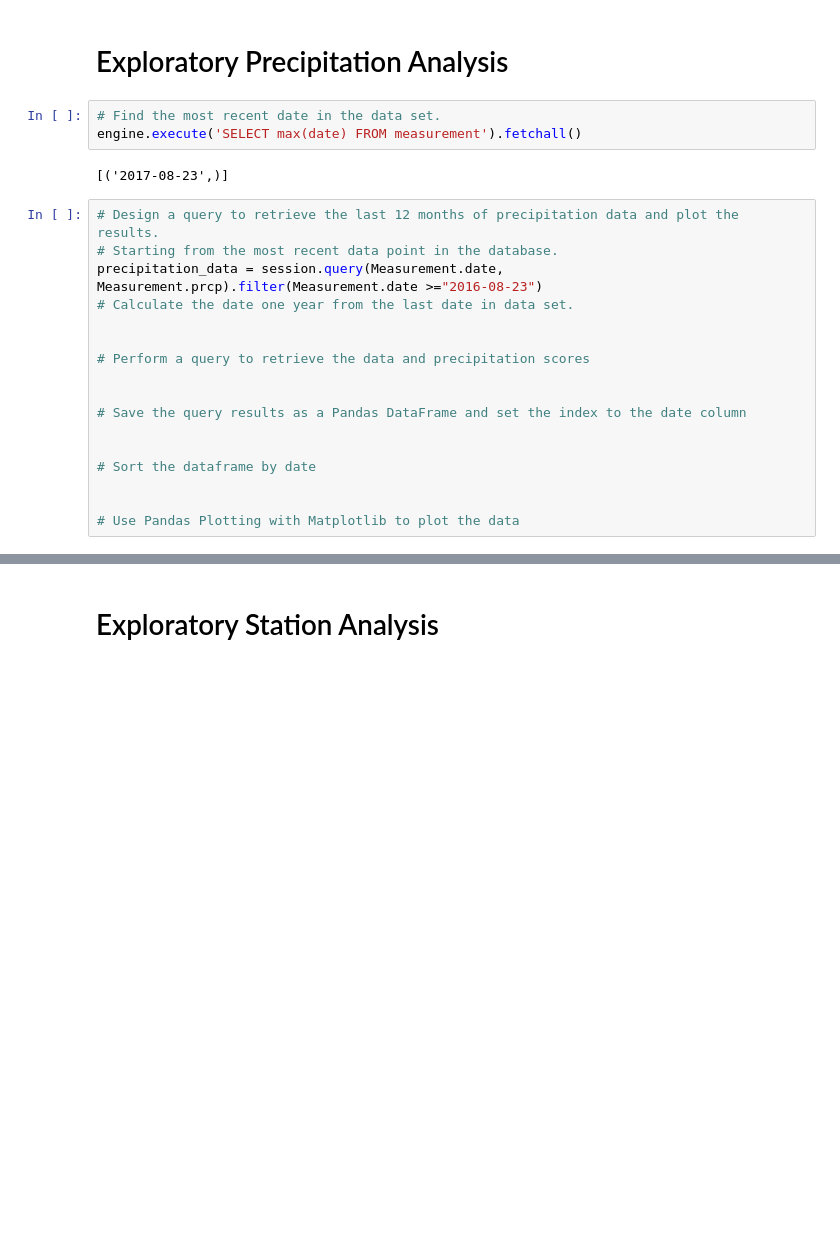
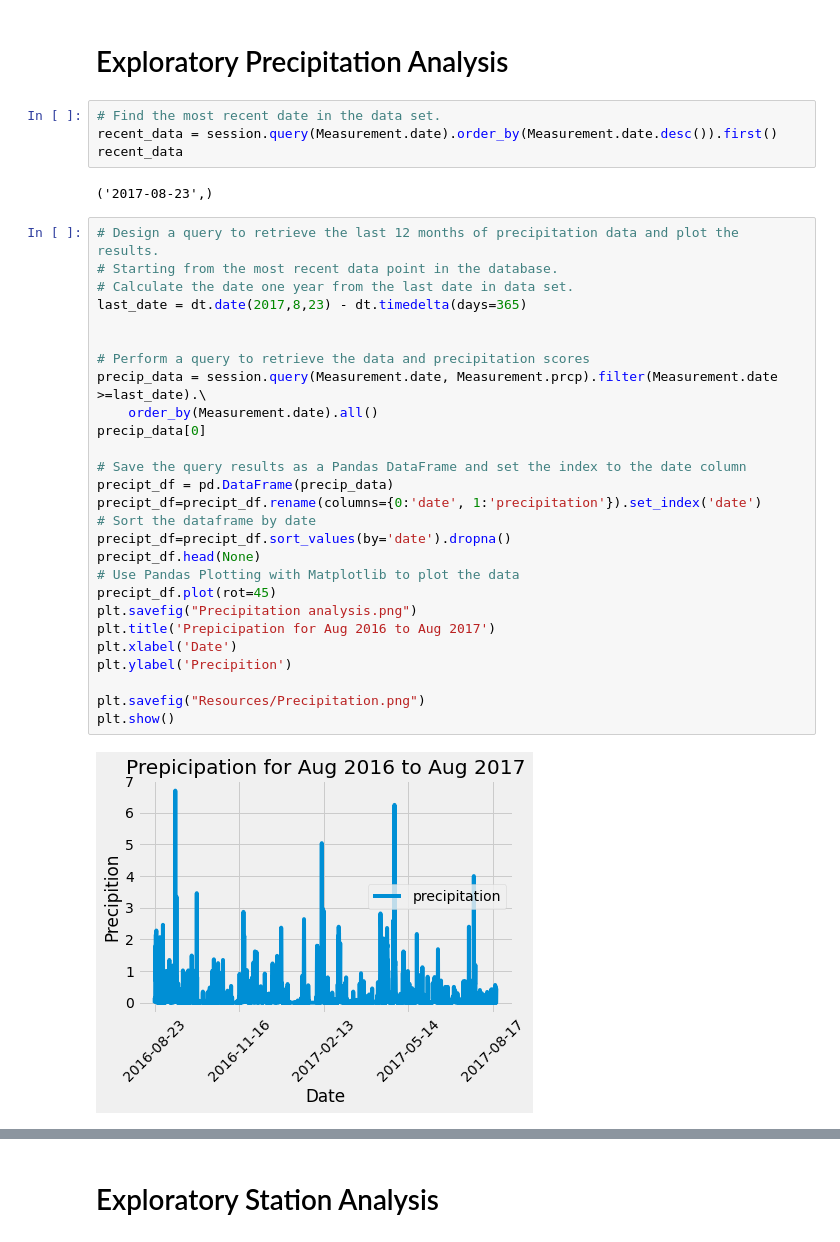
Before and after one commit to sustainedtang/sqlalchemy-challenge, a Jupyter notebook: climate_starter.ipynb, the cells around one changed output, grey strips where cells are left out. Drawn from its saved outputs; the diff is of its cells as text; blank space fills up the shorter version.

```diff
--- a/climate_starter.ipynb
+++ b/climate_starter.ipynb
@@ -39,25 +39,38 @@ session = Session(engine)
 # Exploratory Precipitation Analysis
 # %%
 # Find the most recent date in the data set.
-engine.execute('SELECT max(date) FROM measurement').fetchall()
+recent_data = session.query(Measurement.date).order_by(Measurement.date.desc()).first()
+recent_data
 # %% [output]
-[('2017-08-23',)]
+('2017-08-23',)
 # %%
 # Design a query to retrieve the last 12 months of precipitation data and plot the results.
 # Starting from the most recent data point in the database.
-precipitation_data = session.query(Measurement.date, Measurement.prcp).filter(Measurement.date >="2016-08-23")
 # Calculate the date one year from the last date in data set.
+last_date = dt.date(2017,8,23) - dt.timedelta(days=365)
 
 
 # Perform a query to retrieve the data and precipitation scores
-
+precip_data = session.query(Measurement.date, Measurement.prcp).filter(Measurement.date >=last_date).\
+    order_by(Measurement.date).all()
+precip_data[0]
 
 # Save the query results as a Pandas DataFrame and set the index to the date column
+precipt_df = pd.DataFrame(precip_data)
+precipt_df=precipt_df.rename(columns={0:'date', 1:'precipitation'}).set_index('date')
+# Sort the dataframe by date
+precipt_df=precipt_df.sort_values(by='date').dropna()
+precipt_df.head(None)
+# Use Pandas Plotting with Matplotlib to plot the data
+precipt_df.plot(rot=45)
+plt.savefig("Precipitation analysis.png")
+plt.title('Prepicipation for Aug 2016 to Aug 2017')
+plt.xlabel('Date')
+plt.ylabel('Precipition')
 
-
-# Sort the dataframe by date
-
-
-# Use Pandas Plotting with Matplotlib to plot the data
+plt.savefig("Resources/Precipitation.png")
+plt.show()
+# %% [output]
+[figure, added]
 # %%
 # Use Pandas to calcualte the summary statistics for the precipitation data
```
Also changed, not shown: parts of 2 cells of this notebook, 2 other files.
